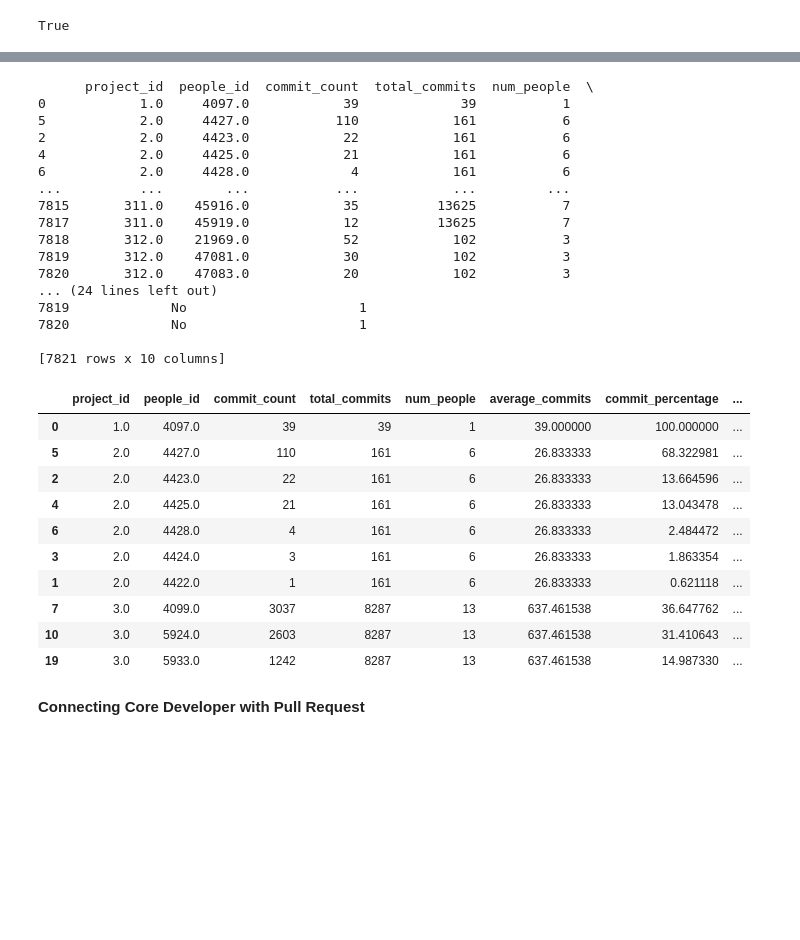
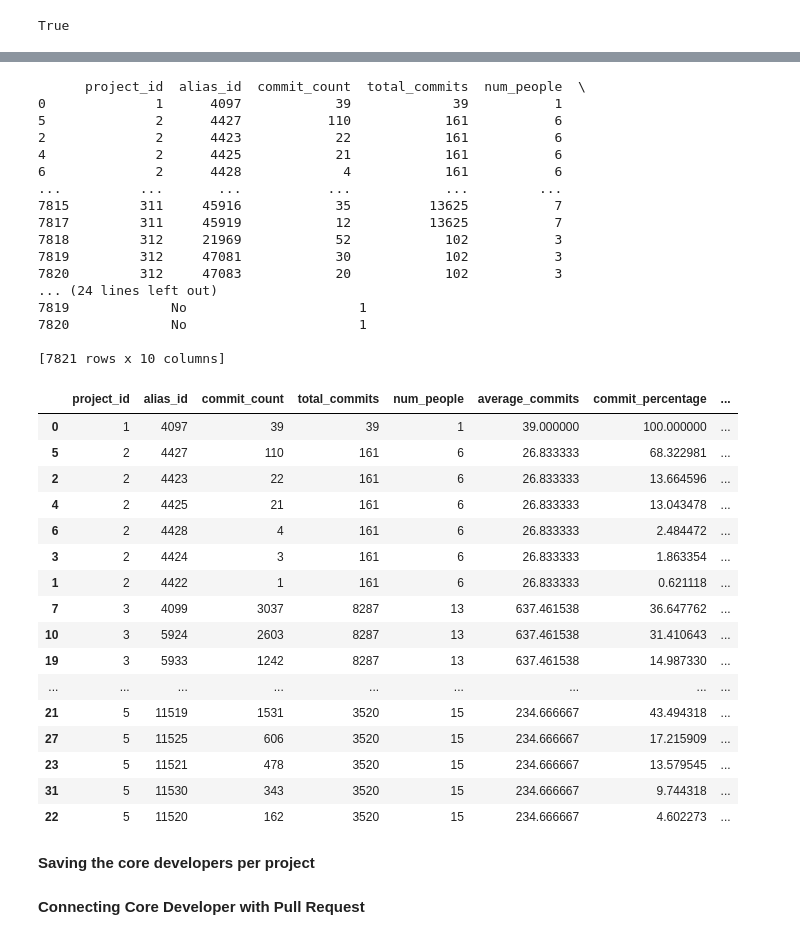
Before and after one commit to zanereis/ASFI-Merge-Behaviors, a Jupyter notebook: core_developers/2.preprocessing.ipynb, the cells around one changed output, grey strips where cells are left out. Drawn from its saved outputs; the diff is of its cells as text; code cells hidden in the pictures; blank space fills up the shorter version.

Commit message:
Core developer issue corrected

```diff
--- a/core_developers/2.preprocessing.ipynb
+++ b/core_developers/2.preprocessing.ipynb
@@ -163,6 +167,6 @@ print(unique_values.size)
 # %%
-# Performing an Outer Join on 'people_id'
-merged = pd.merge(projects_commit,person, on='people_id', how='outer')
+# Right Outer Join on people_id
+merged = devs.merge(projects_commits, on='alias_id', how='right')
 # %%
 merged.head(10)
 # %% [output]
@@ -276,4 +196,0 @@ print(nan_rows_count)  # Output: 3
-# %%
-merged = merged.dropna()
-
-print(merged.shape)
@@ -328,2 +196,0 @@ print(unique_values.size)
-# %%
-merged.loc[:, 'people_id'] = merged['people_id'].astype(int)
@@ -345,13 +212,13 @@ print(unique_values.size)
 df = merged
 
 # Count total commits per person per project
-commit_counts = df.groupby(['project_id', 'people_id']).size().reset_index(name='commit_count')
+commit_counts = df.groupby(['project_id', 'alias_id']).size().reset_index(name='commit_count')
 
 # Count total commits per project
 total_commits_per_project = df.groupby('project_id').size().reset_index(name='total_commits')
 
 # Count unique people per project
-num_people_per_project = df.groupby('project_id')['people_id'].nunique().reset_index(name='num_people')
+num_people_per_project = df.groupby('project_id')['alias_id'].nunique().reset_index(name='num_people')
 
 # Merge all the information
 result_df = commit_counts.merge(total_commits_per_project, on='project_id').merge(num_people_per_project, on='project_id')
@@ -392,34 +259,42 @@ result_df = result_df.groupby('project_id', group_keys=False).apply(identify_cor
 # Display result
 print(result_df)
 # %% [output]
-      project_id  people_id  commit_count  total_commits  num_people  \
-0            1.0     4097.0            39             39           1
-5            2.0     4427.0           110            161           6
-2            2.0     4423.0            22            161           6
-4            2.0     4425.0            21            161           6
-6            2.0     4428.0             4            161           6
-...          ...        ...           ...            ...         ...
-7815       311.0    45916.0            35          13625           7
-7817       311.0    45919.0            12          13625           7
-7818       312.0    21969.0            52            102           3
-7819       312.0    47081.0            30            102           3
-7820       312.0    47083.0            20            102           3
+      project_id  alias_id  commit_count  total_commits  num_people  \
+0              1      4097            39             39           1
+5              2      4427           110            161           6
+2              2      4423            22            161           6
+4              2      4425            21            161           6
+6              2      4428             4            161           6
+...          ...       ...           ...            ...         ...
+7815         311     45916            35          13625           7
+7817         311     45919            12          13625           7
+7818         312     21969            52            102           3
+7819         312     47081            30            102           3
+7820         312     47083            20            102           3
 ... (24 lines left out)
 7819             No                      1
 7820             No                      1
 
 [7821 rows x 10 columns]
 # %%
-result_df.head(10)
+result_df.head(25)
 # %% [output]
-|  | project_id | people_id | commit_count | total_commits | num_people | average_commits | commit_percentage | ... |
-| 0 | 1.0 | 4097.0 | 39 | 39 | 1 | 39.000000 | 100.000000 | ... |
-| 5 | 2.0 | 4427.0 | 110 | 161 | 6 | 26.833333 | 68.322981 | ... |
-| 2 | 2.0 | 4423.0 | 22 | 161 | 6 | 26.833333 | 13.664596 | ... |
-| 4 | 2.0 | 4425.0 | 21 | 161 | 6 | 26.833333 | 13.043478 | ... |
-| 6 | 2.0 | 4428.0 | 4 | 161 | 6 | 26.833333 | 2.484472 | ... |
-| 3 | 2.0 | 4424.0 | 3 | 161 | 6 | 26.833333 | 1.863354 | ... |
-| 1 | 2.0 | 4422.0 | 1 | 161 | 6 | 26.833333 | 0.621118 | ... |
-| 7 | 3.0 | 4099.0 | 3037 | 8287 | 13 | 637.461538 | 36.647762 | ... |
-| 10 | 3.0 | 5924.0 | 2603 | 8287 | 13 | 637.461538 | 31.410643 | ... |
-| 19 | 3.0 | 5933.0 | 1242 | 8287 | 13 | 637.461538 | 14.987330 | ... |
+|  | project_id | alias_id | commit_count | total_commits | num_people | average_commits | commit_percentage | ... |
+| 0 | 1 | 4097 | 39 | 39 | 1 | 39.000000 | 100.000000 | ... |
+| 5 | 2 | 4427 | 110 | 161 | 6 | 26.833333 | 68.322981 | ... |
+| 2 | 2 | 4423 | 22 | 161 | 6 | 26.833333 | 13.664596 | ... |
+| 4 | 2 | 4425 | 21 | 161 | 6 | 26.833333 | 13.043478 | ... |
+| 6 | 2 | 4428 | 4 | 161 | 6 | 26.833333 | 2.484472 | ... |
+| 3 | 2 | 4424 | 3 | 161 | 6 | 26.833333 | 1.863354 | ... |
+| 1 | 2 | 4422 | 1 | 161 | 6 | 26.833333 | 0.621118 | ... |
+| 7 | 3 | 4099 | 3037 | 8287 | 13 | 637.461538 | 36.647762 | ... |
+| 10 | 3 | 5924 | 2603 | 8287 | 13 | 637.461538 | 31.410643 | ... |
+| 19 | 3 | 5933 | 1242 | 8287 | 13 | 637.461538 | 14.987330 | ... |
+| ... | ... | ... | ... | ... | ... | ... | ... | ... |
+| 21 | 5 | 11519 | 1531 | 3520 | 15 | 234.666667 | 43.494318 | ... |
+| 27 | 5 | 11525 | 606 | 3520 | 15 | 234.666667 | 17.215909 | ... |
+| 23 | 5 | 11521 | 478 | 3520 | 15 | 234.666667 | 13.579545 | ... |
+| 31 | 5 | 11530 | 343 | 3520 | 15 | 234.666667 | 9.744318 | ... |
+| 22 | 5 | 11520 | 162 | 3520 | 15 | 234.666667 | 4.602273 | ... |
+# %% [markdown]
+**Saving the core developers per project**
```
Also changed, not shown: parts of 91 cells of this notebook, 3 other files.
